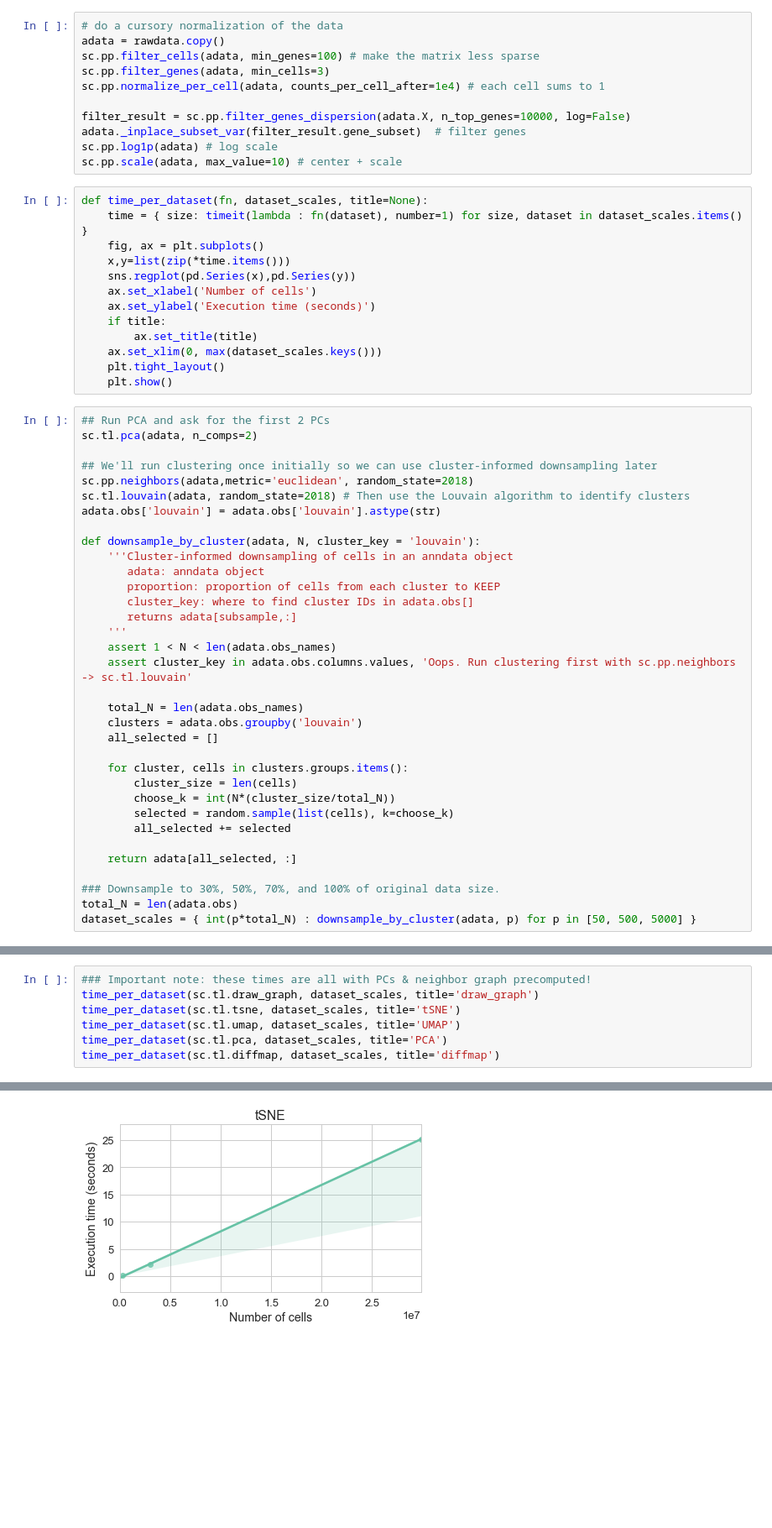
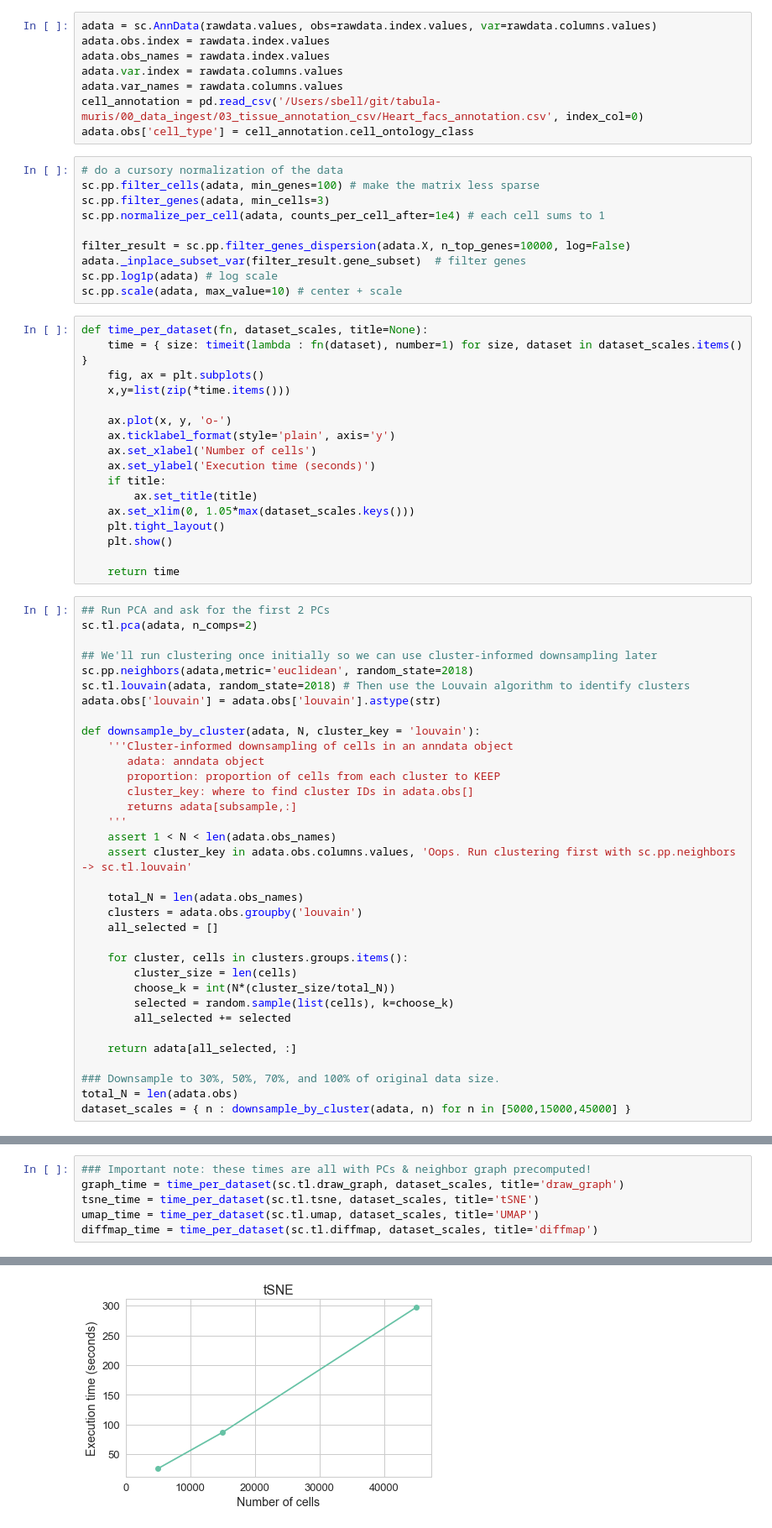
Before and after one commit to chanzuckerberg/cellxgene-compbio-methods, a Jupyter notebook: tabula-muris/scanpy-method-profiling.ipynb, the cells around one changed output, grey strips where cells are left out. Shown: that part at 84% size. Drawn from its saved outputs; the diff is of its cells as text; blank space fills up the shorter version.

```diff
--- a/tabula-muris/scanpy-method-profiling.ipynb
+++ b/tabula-muris/scanpy-method-profiling.ipynb
@@ -25,6 +25,13 @@ rawdata.obs['cell_type'] = cell_annotation.cell_ontology_class
+# %%
+adata = sc.AnnData(rawdata.values, obs=rawdata.index.values, var=rawdata.columns.values)
+adata.obs.index = rawdata.index.values
+adata.obs_names = rawdata.index.values
+adata.var.index = rawdata.columns.values
+adata.var_names = rawdata.columns.values
+cell_annotation = pd.read_csv('/Users/sbell/git/tabula-muris/00_data_ingest/03_tissue_annotation_csv/Heart_facs_annotation.csv', index_col=0)
+adata.obs['cell_type'] = cell_annotation.cell_ontology_class
 # %%
 # do a cursory normalization of the data
-adata = rawdata.copy()
 sc.pp.filter_cells(adata, min_genes=100) # make the matrix less sparse
 sc.pp.filter_genes(adata, min_cells=3)
 sc.pp.normalize_per_cell(adata, counts_per_cell_after=1e4) # each cell sums to 1
@@ -38,14 +45,18 @@ def time_per_dataset(fn, dataset_scales, title=None):
     time = { size: timeit(lambda : fn(dataset), number=1) for size, dataset in dataset_scales.items() }
     fig, ax = plt.subplots()
     x,y=list(zip(*time.items()))
-    sns.regplot(pd.Series(x),pd.Series(y))
+
+    ax.plot(x, y, 'o-')
+    ax.ticklabel_format(style='plain', axis='y')
     ax.set_xlabel('Number of cells')
     ax.set_ylabel('Execution time (seconds)')
     if title:
         ax.set_title(title)
-    ax.set_xlim(0, max(dataset_scales.keys()))
+    ax.set_xlim(0, 1.05*max(dataset_scales.keys()))
     plt.tight_layout()
     plt.show()
+
+    return time
 # %%
 ## Run PCA and ask for the first 2 PCs
 sc.tl.pca(adata, n_comps=2)
@@ -79,7 +90,7 @@ def downsample_by_cluster(adata, N, cluster_key = 'louvain'):
 
 ### Downsample to 30%, 50%, 70%, and 100% of original data size.
 total_N = len(adata.obs)
-dataset_scales = { int(p*total_N) : downsample_by_cluster(adata, p) for p in [50, 500, 5000] }
+dataset_scales = { n : downsample_by_cluster(adata, n) for n in [5000,15000,45000] }
 # %% [markdown]
 ## Scanpy clustering & parameters
 ### Scanpy includes only one method for clustering, `sc.tl.louvain`, which implements the louvain algorithm to assign cells to clusters based on the k-nearest-neighbors graph first built with `sc.pp.neighbors`.
@@ -126,9 +141,8 @@ _Notably, draw_graph relies on the precomputation of `neighbors` (just like clus
 * N/A
 # %%
 ### Important note: these times are all with PCs & neighbor graph precomputed!
-time_per_dataset(sc.tl.draw_graph, dataset_scales, title='draw_graph')
-time_per_dataset(sc.tl.tsne, dataset_scales, title='tSNE')
-time_per_dataset(sc.tl.umap, dataset_scales, title='UMAP')
-time_per_dataset(sc.tl.pca, dataset_scales, title='PCA')
-time_per_dataset(sc.tl.diffmap, dataset_scales, title='diffmap')
+graph_time = time_per_dataset(sc.tl.draw_graph, dataset_scales, title='draw_graph')
+tsne_time = time_per_dataset(sc.tl.tsne, dataset_scales, title='tSNE')
+umap_time = time_per_dataset(sc.tl.umap, dataset_scales, title='UMAP')
+diffmap_time = time_per_dataset(sc.tl.diffmap, dataset_scales, title='diffmap')
 # %% [output]
@@ -136 +150 @@ time_per_dataset(sc.tl.diffmap, dataset_scales, title='diffmap')
-[figure, old version]
+[figure, new version]
```
Also changed, not shown: parts of 10 cells of this notebook.
